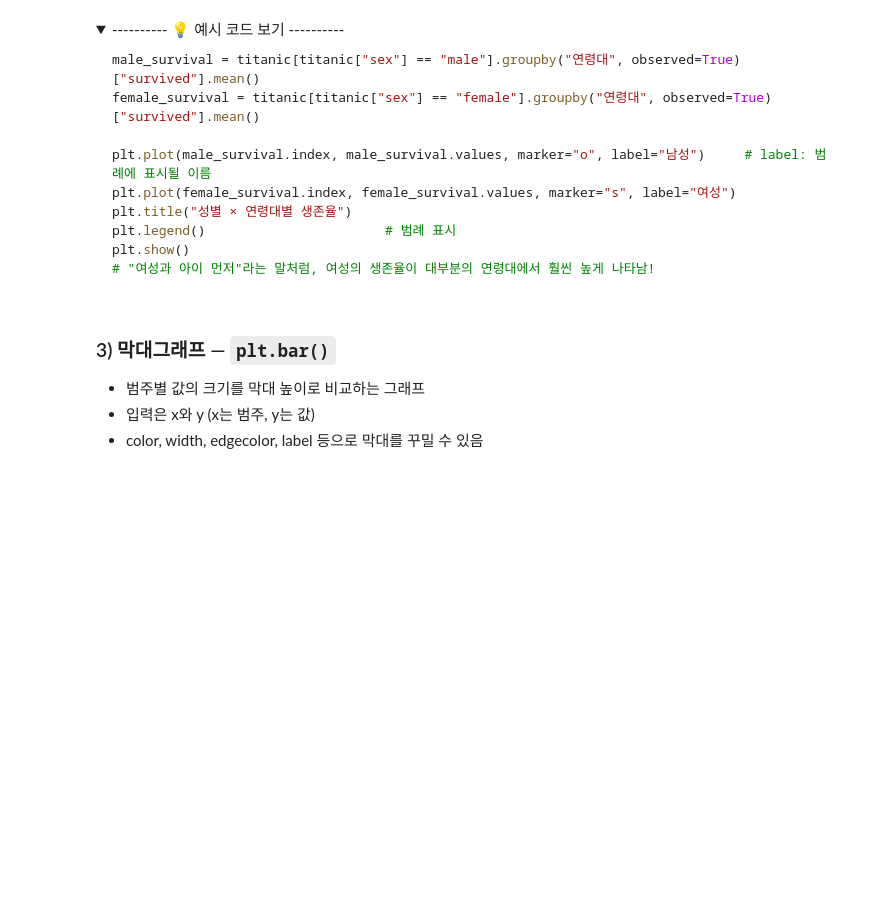
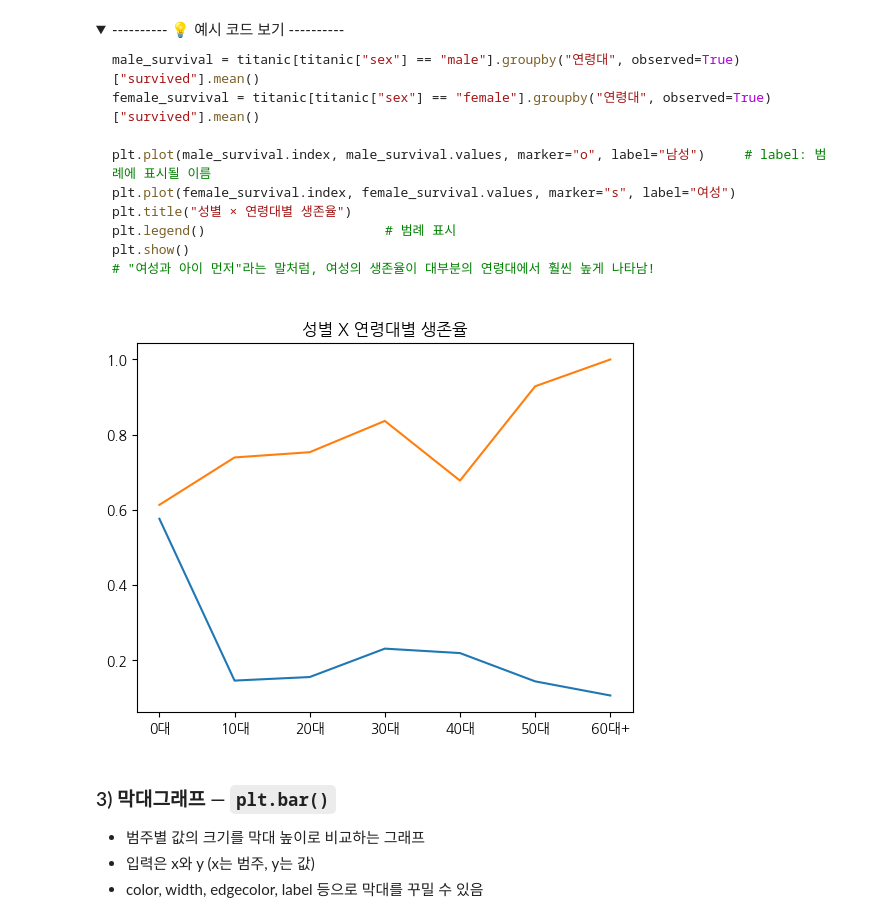
Before and after one commit to qnrPwjd/EST_AI_Challengers_Code, a Jupyter notebook: Week2/CH08_데이터시각화.ipynb, the cells around one changed output. Cells and saved outputs as stored; diff of their text form; code cells hidden in the pictures; folded sections open; blank space fills up the shorter version.

```diff
--- a/Week2/CH08_데이터시각화.ipynb
+++ b/Week2/CH08_데이터시각화.ipynb
@@ -166,6 +219,13 @@ female_survival = titanic[titanic["sex"] == "female"].groupby("연령대", obser
 # %%
 # 2개 그래프 한 번에 그래프 그리기
 # 성별, 연령대별 생존율
+plt.plot(male_survival.index, male_survival.values)
+plt.plot(female_survival.index, female_survival.values)
+
+plt.title('성별 X 연령대별 생존율')
+plt.show()
+# %% [output]
+[figure, added]
 # %%
 # label 추가하기
 # label: 범례에 표시될 이름
```
Also changed, not shown: parts of 7 cells of this notebook.
